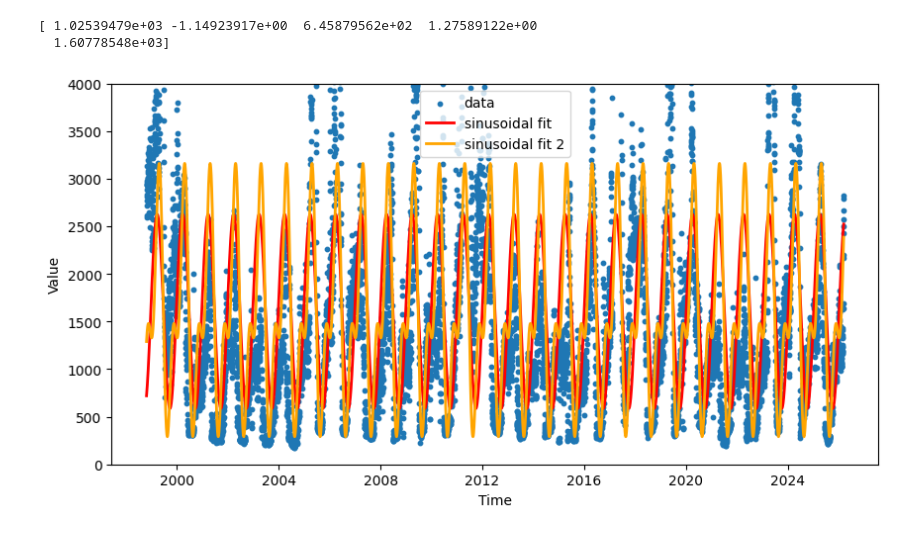
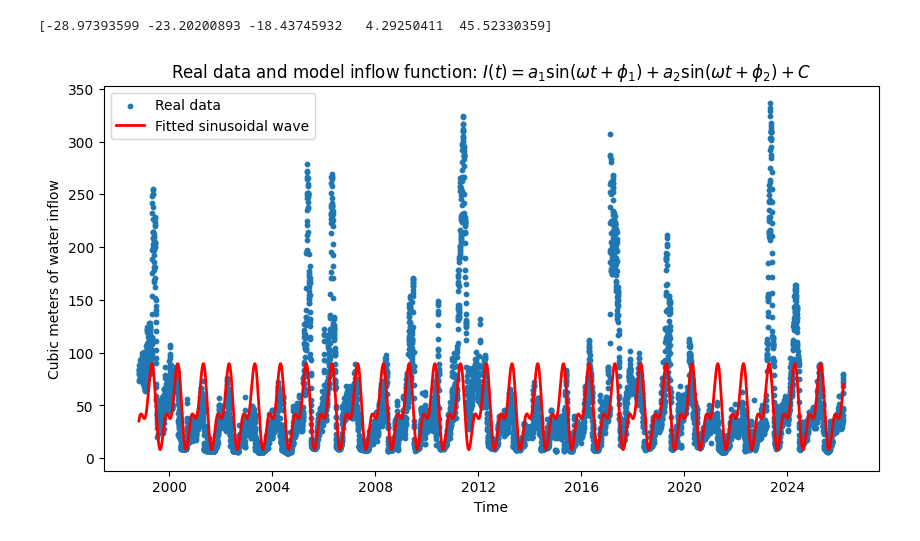
Before and after one commit to danilomcmaster/GSLModel, a Jupyter notebook: inflow.ipynb, the cells around one changed output. Saved outputs shown, nothing was run; the diff lists cells and outputs as text; code cells hidden in the pictures.

Commit message:
inflow for prelim report

```diff
--- a/inflow.ipynb
+++ b/inflow.ipynb
@@ -24,7 +24,9 @@ for river in [jordan, bear, weber]:
 df = jordan.merge(bear, on="time", how="outer")
 df = df.merge(weber, on="time", how="outer")
 df['value'] = df['value'] + df['value_x'] + df['value_y']
+df['value'] = df['value'] * 0.0283168 #conversion to cubic meters
 df.drop(['unit_of_measure_x', 'unit_of_measure_y', 'value_x', 'value_y', 'days_x', 'days_y'], axis=1, inplace=True)
+df.drop('unit_of_measure', axis=1, inplace=True)
 # %%
 #fit sinusoidal wave
 x = df["days"].to_numpy()
@@ -47,7 +56,7 @@ df["fit"] = sinusoid(df["days"], A_fit, B_fit, phi_fit, C_fit)
 # %%
 #fit attempt 2
 def seasonal_two_harmonics(t, A1, phi1, A2, phi2, C):
-    omega = 2 * np.pi / 365.25
+    omega = 2 * np.pi / 365
     return (
         A1 * np.sin(omega * t + phi1)
         + A2 * np.sin(2 * omega * t + phi2)
@@ -60,20 +69,19 @@ p0 = [
     y.mean()
 ]
 
-params2, _ = curve_fit(seasonal_two_harmonics, x, y, p0=p0)
-print(params)
+params2, _ = curve_fit(seasonal_two_harmonics, x, y)
+print(params2)
 df["fit2"] = seasonal_two_harmonics(df["days"], *params2)
-
-plt.figure(figsize=(10, 5))
-plt.scatter(df["time"], df["value"], s=10, label="data")
-plt.plot(df["time"], df["fit"], linewidth=2, label="sinusoidal fit", c='r')
-plt.plot(df["time"], df["fit2"], linewidth=2, label="sinusoidal fit 2", c='orange')
-plt.xlabel("Time")
-plt.ylabel("Value")
-plt.ylim((0, 4000))
-plt.legend()
-plt.show()
 # %% [output]
-[ 1.02539479e+03 -1.14923917e+00  6.45879562e+02  1.27589122e+00
-  1.60778548e+03]
+[-28.97393599 -23.20200893 -18.43745932   4.29250411  45.52330359]
-[figure, removed]
+# %%
+plt.figure(figsize=(10, 5))
+plt.scatter(df["time"], df["value"], s=10, label="Real data")
+plt.plot(df["time"], df["fit2"], linewidth=2, label="Fitted sinusoidal wave", c='r')
+plt.title(r"Real data and model inflow function: $I(t) = a_1\sin(\omega t + \phi_1) + a_2\sin(\omega t + \phi_2) + C$")
+plt.xlabel("Time")
+plt.ylabel("Cubic meters of water inflow")
+plt.legend()
+plt.show()
+# %% [output]
+[figure, added]
```
Also changed, not shown: parts of 2 cells of this notebook.
